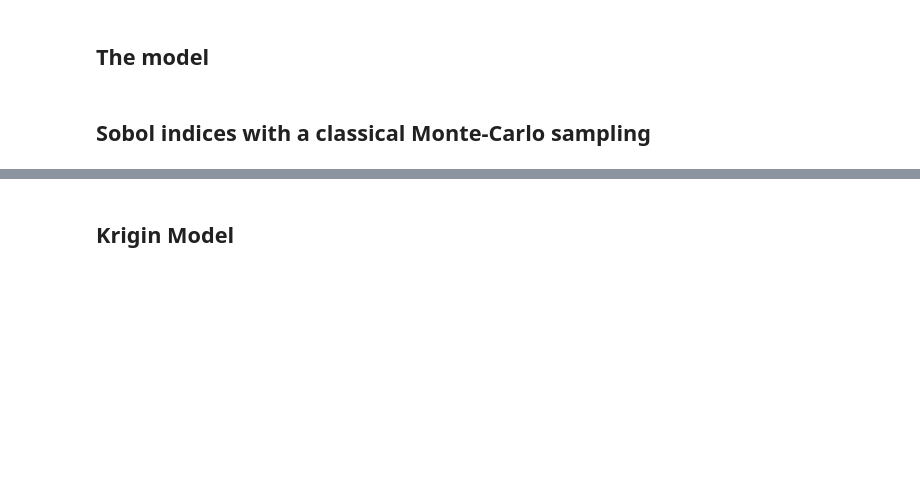
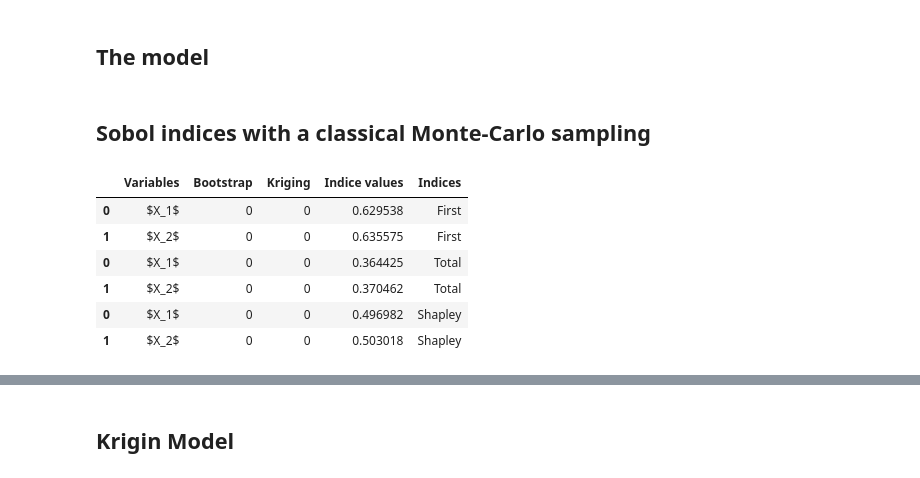
Before and after one commit to josephmure/otshapley, a Jupyter notebook: examples/shapley-indices/kriging-shapley.ipynb, the cells around one changed output, grey strips where cells are left out. Saved outputs shown, nothing was run; the diff lists cells and outputs as text; code cells hidden in the pictures; blank space fills up the shorter version.

```diff
--- a/examples/shapley-indices/kriging-shapley.ipynb
+++ b/examples/shapley-indices/kriging-shapley.ipynb
@@ -54,6 +49,16 @@ shapley_results = shapley.compute_indices(n_boot_var=n_boot_var,
 shapley_results.true_first_indices = model.first_order_sobol_indices
 shapley_results.true_total_indices = model.total_sobol_indices
 shapley_results.true_shapley_indices = model.shapley_indices
+# %%
+shapley_results.df_indices
+# %% [output]
+|  | Variables | Bootstrap | Kriging | Indice values | Indices |
+| 0 | $X_1$ | 0 | 0 | 0.629538 | First |
+| 1 | $X_2$ | 0 | 0 | 0.635575 | First |
+| 0 | $X_1$ | 0 | 0 | 0.364425 | Total |
+| 1 | $X_2$ | 0 | 0 | 0.370462 | Total |
+| 0 | $X_1$ | 0 | 0 | 0.496982 | Shapley |
+| 1 | $X_2$ | 0 | 0 | 0.503018 | Shapley |
 # %%
 fig, ax = plt.subplots(figsize=(8, 4))
 plot_sensitivity_results(shapley_results, indice='all', ax=ax)
```
Also changed, not shown: parts of 6 cells of this notebook, 4 other files.
